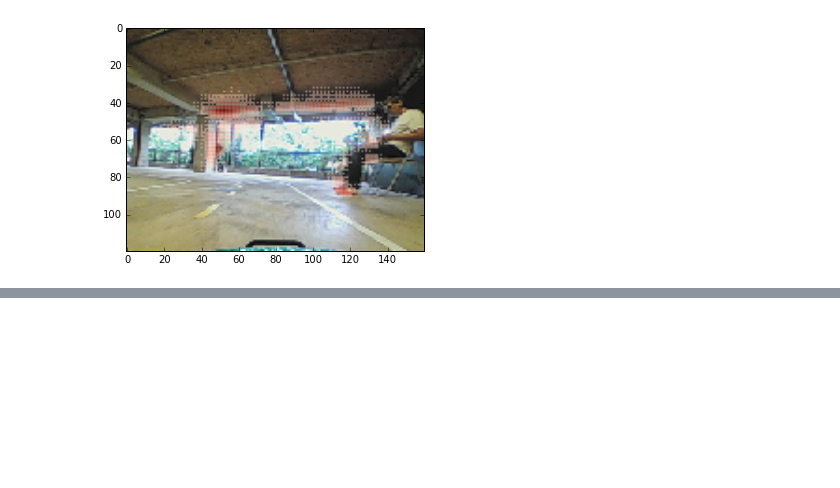
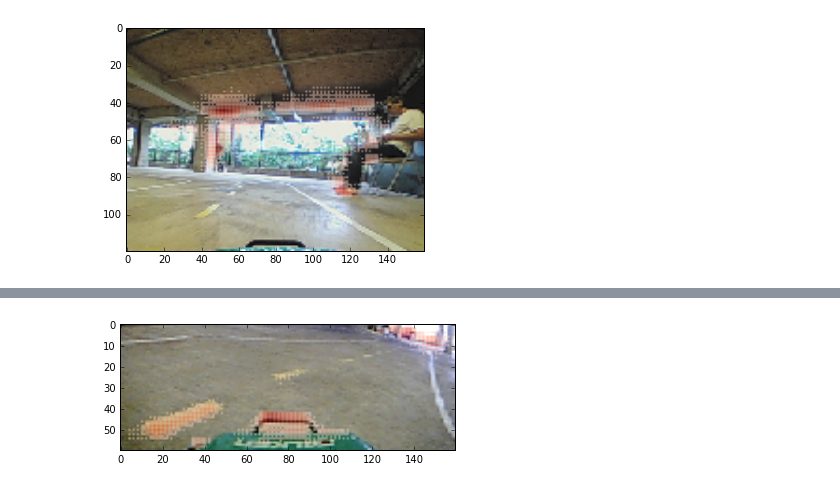
Before and after one commit to alanswx/VisualBackPropKeras, a Jupyter notebook: VisualBackProp HardCoded.ipynb, the cells around one changed output, grey strips where cells are left out. Drawn from its saved outputs; the diff is of its cells as text; code cells hidden in the pictures; blank space fills up the shorter version.

```diff
--- a/VisualBackProp HardCoded.ipynb
+++ b/VisualBackProp HardCoded.ipynb
@@ -317,0 +368,7 @@ plt.show()
+# %%
+current_stack=[]
+#models = []
+for layer in model.layers:
+    if layer.name.startswith("conv"):
+        current_stack.insert(0, layer)
+current_stack
@@ -317,0 +380,14 @@ plt.show()
+# %%
+act_stack=[]
+#models = []
+for layer in model.layers:
+    if layer.name.startswith("activ"):
+        act_stack.insert(0, layer)
+act_stack
+for i in act_stack:
+    print (i.name)
+start=len(act_stack)-len(current_stack)
+print(start)
+act_stack=act_stack[start:]
+for i in act_stack:
+    print (i.name)
@@ -317,0 +523,8 @@ plt.show()
+# %%
+car=np.array(Image.open("/home/alans/shark/log/img_00002683_st_32767_th_13513.jpg"))
+car=car[60:,:]
+out=processFrame(car)
+plt.imshow(out)
+plt.show()
+# %% [output]
+[figure, added]
```
Also changed, not shown: parts of 8 cells of this notebook.
